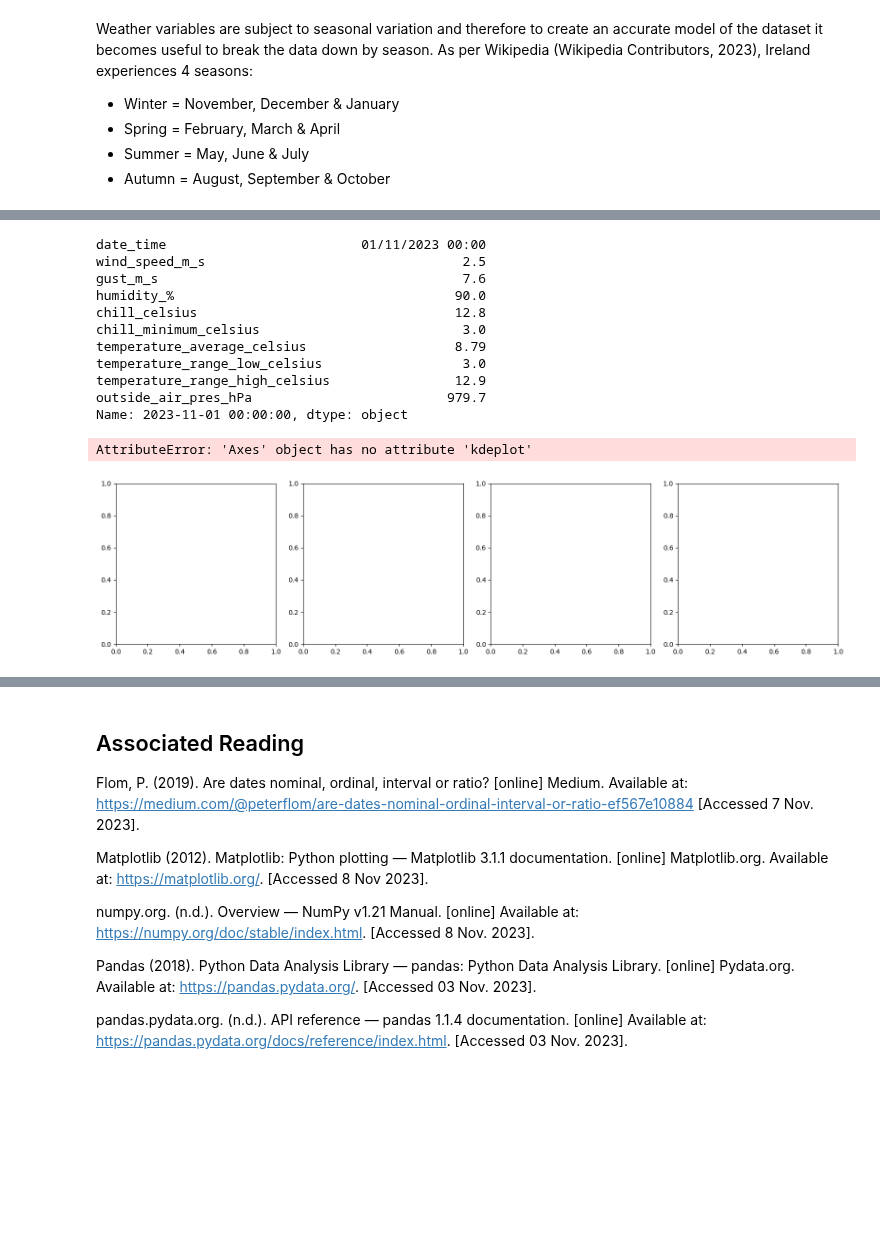
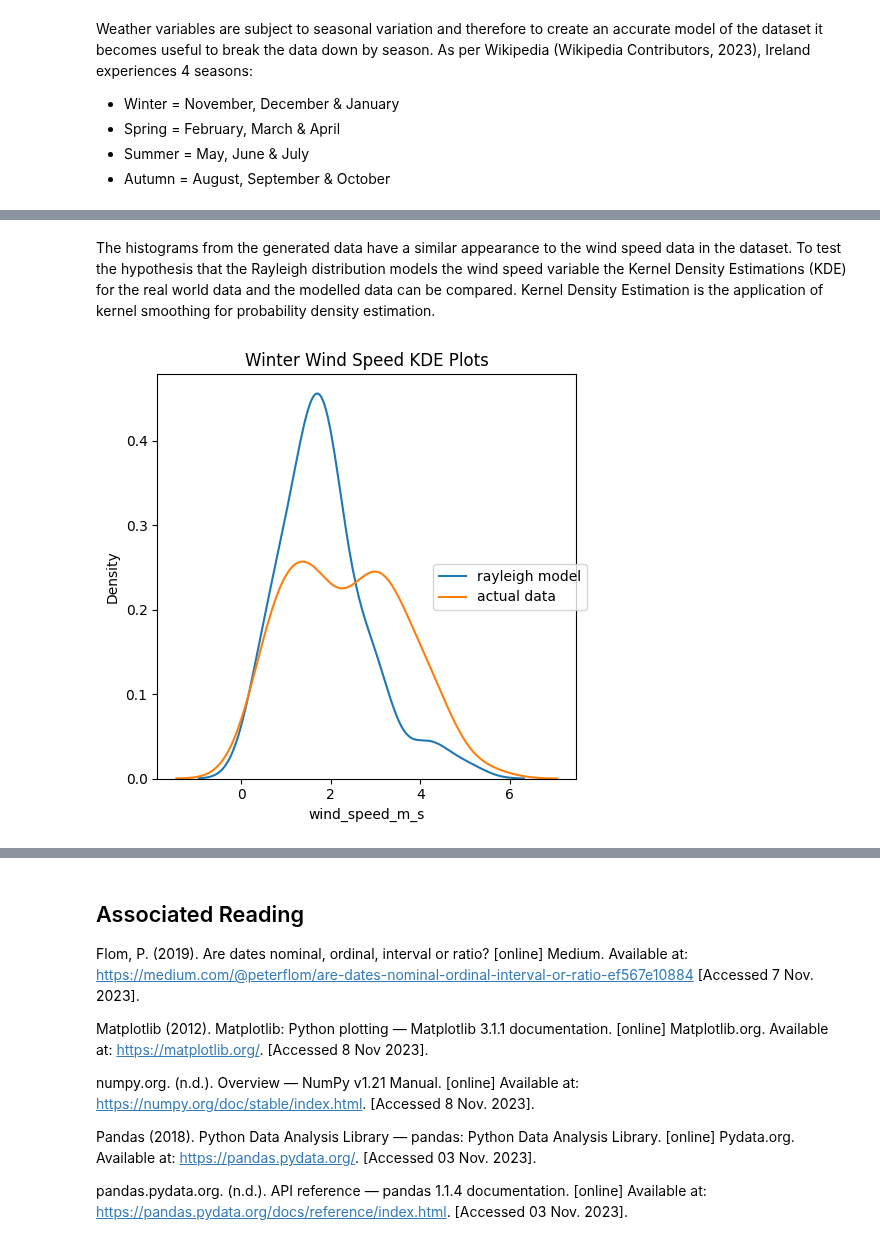
Before and after one commit to humphs078/ProgrammingforDataAnalysisAssignment_1, a Jupyter notebook: submission_notebook.ipynb, the cells around one changed output, grey strips where cells are left out. Cells and saved outputs as stored; diff of their text form; code cells hidden in the pictures; blank space fills up the shorter version.

```diff
--- a/submission_notebook.ipynb
+++ b/submission_notebook.ipynb
@@ -318,38 +361,22 @@ sns.kdeplot(spring['wind_speed_m_s'])
-# %%
-# x = winter.describe()
-# print(x)
-c = winter.iloc[84]
-print(c)
-#winter['wind_speed_m_s'][0:83].mode()
-#print(b)
-# y= np.random.rayleigh(1.6, 87)
-# sns.histplot(data=y)
-# %% [output]
-date_time                         01/11/2023 00:00
-wind_speed_m_s                                 2.5
-gust_m_s                                       7.6
-humidity_%                                    90.0
-chill_celsius                                 12.8
-chill_minimum_celsius                          3.0
-temperature_average_celsius                   8.79
-temperature_range_low_celsius                  3.0
-temperature_range_high_celsius                12.9
-outside_air_pres_hPa                         979.7
-Name: 2023-11-01 00:00:00, dtype: object
-# %%
-fig, axis = plt.subplots(1, 4)
-axis[0].kdeplot(ws_winter)
-axis[0].set_title("Wind Speed Model Winter")
-axis[0].set(xlabel='value', ylabel='count')
-axis[1].hist(ws_spring, color = 'grey', edgecolor = 'black', bins=15)
-axis[1].set_title("Wind Speed Model Spring")
-axis[1].set(xlabel='value', ylabel='count')
-axis[2].hist(ws_summer, color = 'grey', edgecolor = 'black', bins=15)
-axis[2].set_title("Wind Speed Model Summer")
-axis[2].set(xlabel='value', ylabel='count')
-axis[3].hist(ws_autumn, color = 'grey', edgecolor = 'black', bins=15)
-axis[3].set_title("Wind Speed Model Autumn")
-axis[3].set(xlabel='value', ylabel='count')
-# %% [output]
-AttributeError: 'Axes' object has no attribute 'kdeplot'
-[figure, removed]
+# %% [markdown]
+The histograms from the generated data have a similar appearance to the wind speed data in the dataset. To test the hypothesis that the Rayleigh distribution models the wind speed variable the Kernel Density Estimations (KDE) for the real world data and the modelled data can be compared. Kernel Density Estimation is the application of kernel smoothing for probability density estimation.
+# %%
+# import seaborn in order to plot KDE
+import seaborn as sns
+
+# seeding so the random numbers generated don't change when code is run, for demonstrative purposes
+seed = np.random.seed(3)
+
+# generate a range of values normally distributed with the actual data
+winter_normal_wind_speed = np.random.normal(winter.describe()['wind_speed_m_s']['mean'], winter.describe()['wind_speed_m_s']['std'], size = winter_rows)
+
+fig = plt.figure(figsize=(5,5))
+sns.kdeplot(model_ws_winter)
+sns.kdeplot(winter['wind_speed_m_s'])
+#sns.kdeplot(winter_normal_wind_speed)
+fig.legend(labels=['rayleigh model','actual data'], loc="right")
+
+plt.title("Winter Wind Speed KDE Plots")
+plt.show()
+# %% [output]
+[figure, added]
```
Also changed, not shown: parts of 22 cells of this notebook, 2 other files.
